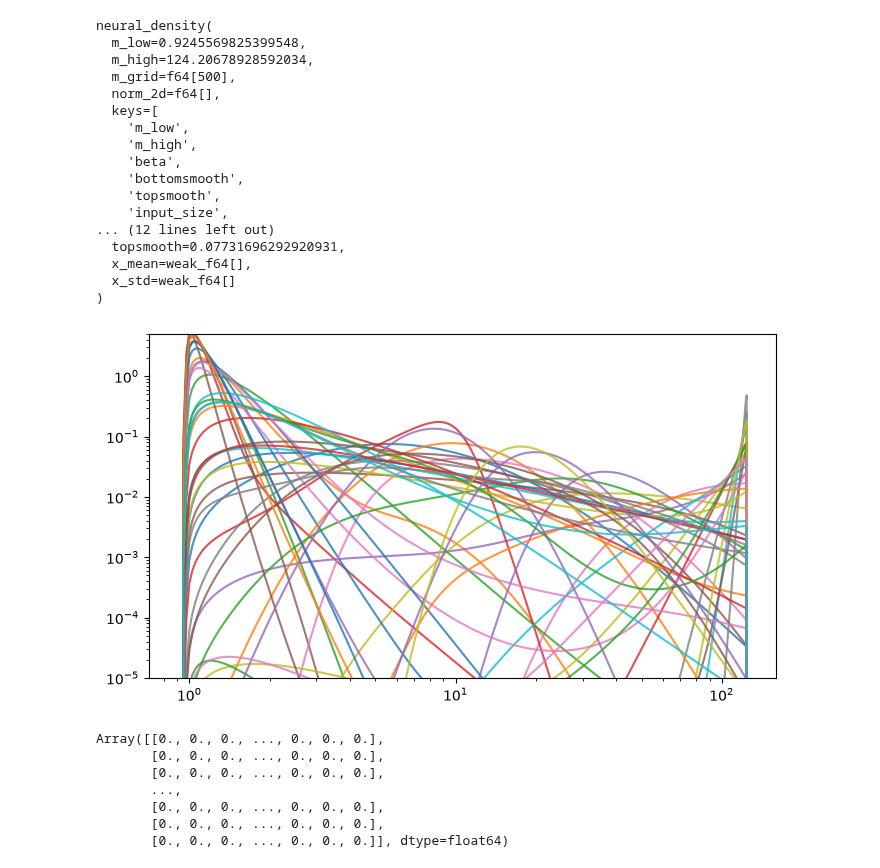
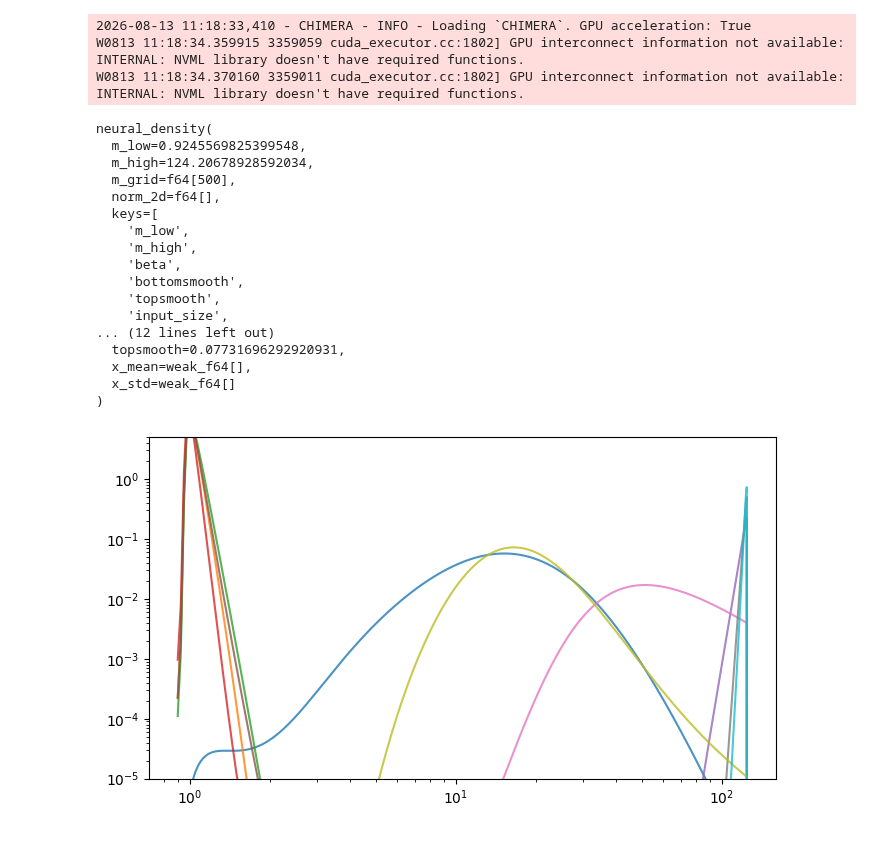
Before and after one commit to CosmoStatGW/CHIMERA, a Jupyter notebook: examples/nn.ipynb, the cells around one changed output. Drawn from its saved outputs; the diff is of its cells as text; code cells hidden in the pictures.

Commit message:
improved mass function for gradient and float32 usage

```diff
--- a/examples/nn.ipynb
+++ b/examples/nn.ipynb
@@ -13,28 +13,31 @@ nn_config = dict(
     input_size=1,
 )
 
-model = neural_density(**nn_config,
+model = neural_density(**nn_config, alpha = 2.5,
                        m_low=0.9245569825399548,  m_high=124.20678928592034,
                       bottomsmooth=0.08456654031744229, topsmooth=0.07731696292920931)
 model
 # %% [output]
-neural_density(
-  m_low=0.9245569825399548,
-  m_high=124.20678928592034,
-  m_grid=f64[500],
-  norm_2d=f64[],
-  keys=[
-    'm_low',
-    'm_high',
-    'beta',
-    'bottomsmooth',
-    'topsmooth',
-    'input_size',
-... (12 lines left out)
-  topsmooth=0.07731696292920931,
-  x_mean=weak_f64[],
-  x_std=weak_f64[]
-)
+2026-08-13 11:18:33,410 - CHIMERA - INFO - Loading `CHIMERA`. GPU acceleration: True
+W0813 11:18:34.359915 3359059 cuda_executor.cc:1802] GPU interconnect information not available: INTERNAL: NVML library doesn't have required functions.
+W0813 11:18:34.370160 3359011 cuda_executor.cc:1802] GPU interconnect information not available: INTERNAL: NVML library doesn't have required functions.
+neural_density(
+  m_low=0.9245569825399548,
+  m_high=124.20678928592034,
+  m_grid=f64[500],
+  norm_2d=f64[],
+  keys=[
+    'm_low',
+    'm_high',
+    'beta',
+    'bottomsmooth',
+    'topsmooth',
+    'input_size',
+... (12 lines left out)
+  topsmooth=0.07731696292920931,
+  x_mean=weak_f64[],
+  x_std=weak_f64[]
+)
 # %%
 import jax
 import jax.numpy as jnp
@@ -52,61 +55,44 @@ nn_config = dict(
 )
 
 priors = {
-    **{f"nn_weight{i}": norm(loc=0., scale=3.5) for i in range(nn_config['input_size'] * nn_config['hidden_size'])},
+    **{f"nn_weight{i}": norm(loc=0., scale=5.) for i in range(nn_config['input_size'] * nn_config['hidden_size'])},
     **{f"nn_bias{i}": norm(loc=0., scale=2.5) for i in range(nn_config['hidden_size'])},
-    **{f"nn_weight{i + nn_config['input_size'] * nn_config['hidden_size']}": norm(loc=0., scale=2.0) for i in range(nn_config['hidden_size']**2)},
-    **{f"nn_bias{i + nn_config['hidden_size']}": norm(loc=0., scale=1.5) for i in range(nn_config['hidden_size'])},
-    **{f"nn_weight{i + nn_config['input_size'] * nn_config['hidden_size'] + nn_config['hidden_size']**2}": norm(loc=0., scale=1.0) for i in range(nn_config['hidden_size'])},
+    **{f"nn_weight{i + nn_config['input_size'] * nn_config['hidden_size']}": norm(loc=0., scale=2.5) for i in range(nn_config['hidden_size']**2)},
+    **{f"nn_bias{i + nn_config['hidden_size']}": norm(loc=0., scale=2.) for i in range(nn_config['hidden_size'])},
+    **{f"nn_weight{i + nn_config['input_size'] * nn_config['hidden_size'] + nn_config['hidden_size']**2}": norm(loc=0., scale=2.) for i in range(nn_config['hidden_size'])},
 }
 param_keys = list(priors.keys())
 
 # ---------------------------------------------------------------------------
 # A few random realizations, overlaid on the marginal
 # ---------------------------------------------------------------------------
 
-n_realizations = 50
+n_realizations = 10
 master_key = jax.random.PRNGKey(1)
 keys = jax.random.split(master_key, n_realizations)
 
 input_size = model.input_size
 hidden_size = model.hidden_size
 depth = model.depth
 
 fig, ax = plt.subplots(1, 1, figsize=(7, 4))
 
 m1 = jnp.linspace(0.9,125,5000)
 
 for i, key in enumerate(keys):
   subkeys = jax.random.split(key, len(param_keys))
   params = [priors[k].sample(subkeys[j]) for j, k in enumerate(param_keys)]
   hyperparams = eu.generate_dict(params, param_keys, nn_config=nn_config)
   model_rand = model.update(**hyperparams)
 
   pdf = p_m1(model_rand, m1)
   ax.plot(m1, pdf, alpha=0.8, label=f"draw {i}")
   ax.set_xscale('log')
   ax.set_yscale('log')
   ax.set_ylim(1e-5,5)
 
 fig.tight_layout()
 plt.show()
-
-m1 = jnp.linspace(0.5,150,5000)
-m1g = jnp.array([m1 for _ in range(300)]).T
-m2g = m1g*0.8
-
-@jax.jit
-def jitted_p_m1m2(model, m1, m2):
-    return p_m1m2(model, m1, m2)
-
-jitted_p_m1m2(model_rand, m1g, m2g)
 # %% [output]
-[figure, old version]
+[figure, new version]
-Array([[0., 0., 0., ..., 0., 0., 0.],
-       [0., 0., 0., ..., 0., 0., 0.],
-       [0., 0., 0., ..., 0., 0., 0.],
-       ...,
-       [0., 0., 0., ..., 0., 0., 0.],
-       [0., 0., 0., ..., 0., 0., 0.],
-       [0., 0., 0., ..., 0., 0., 0.]], dtype=float64)
 # %%
```
Also changed, not shown: parts of 8 cells of this notebook, 31 other files.
